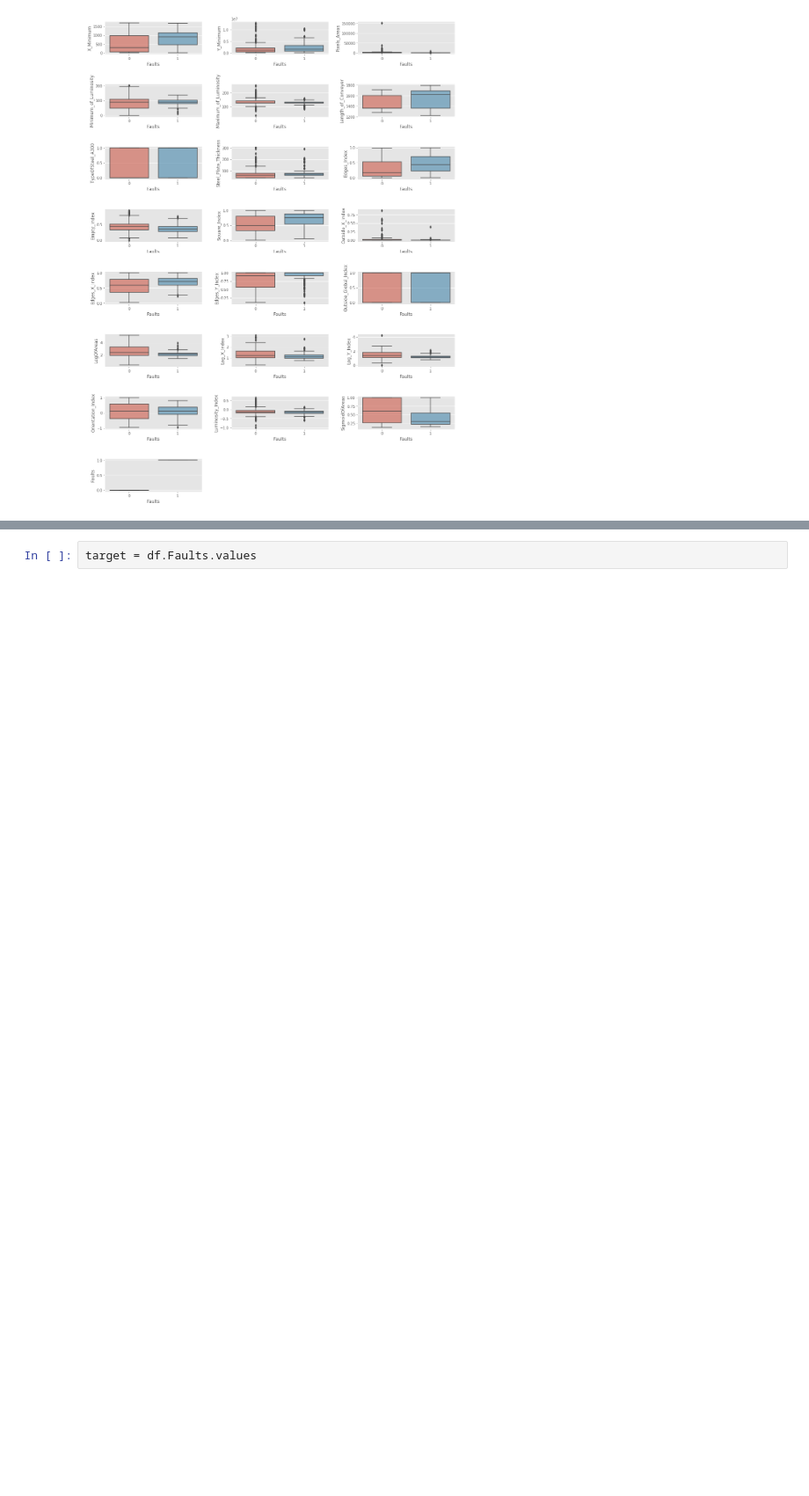
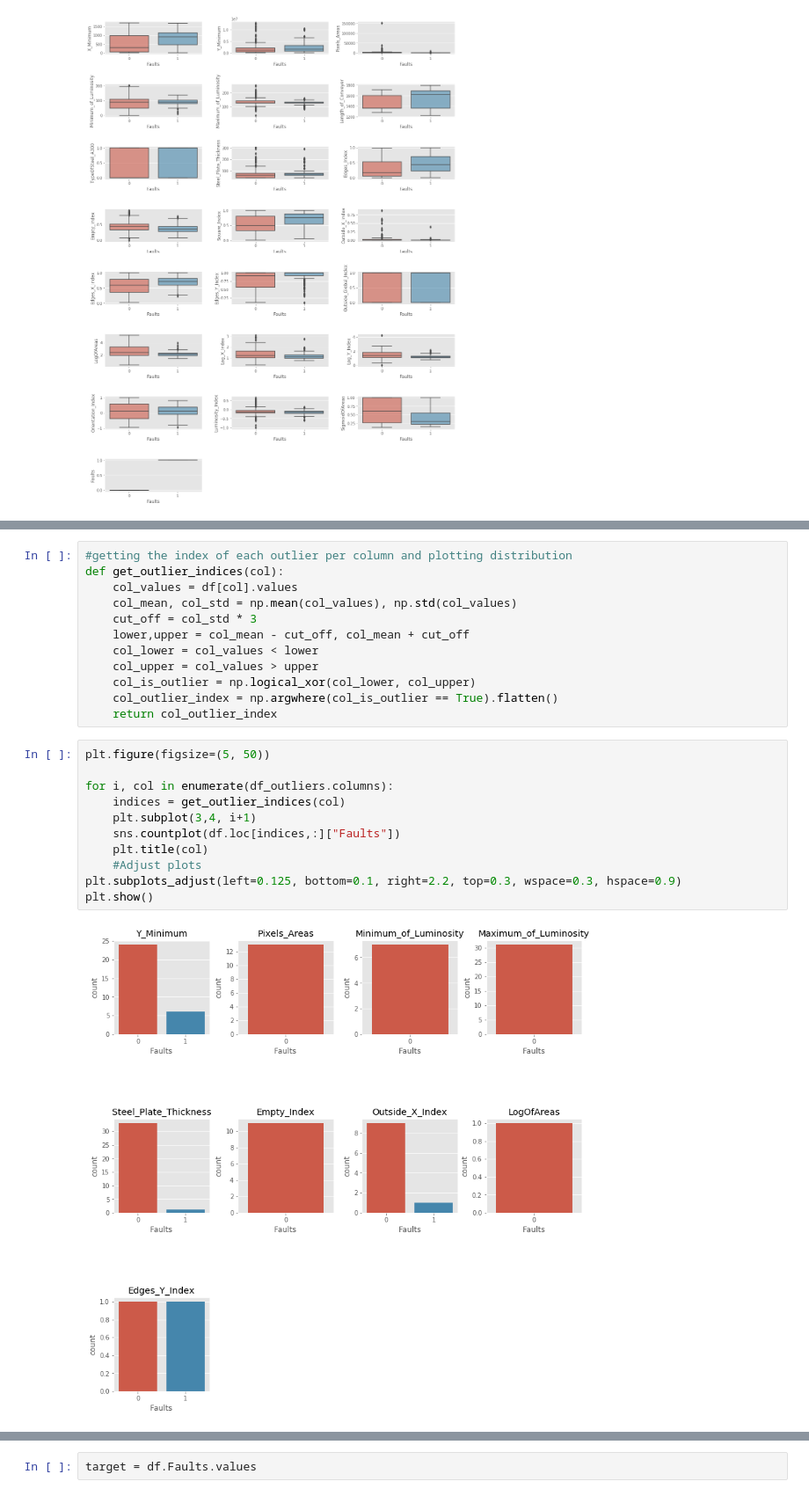
Before and after one commit to prudhvip21/Usecase-Steel_Plate_Fault_Classification, a Jupyter notebook: steel_plate_faults.ipynb, the cells around one changed output, grey strips where cells are left out. Shown at 88% size. Cells and saved outputs as stored; diff of their text form; blank space fills up the shorter version.

```diff
--- a/steel_plate_faults.ipynb
+++ b/steel_plate_faults.ipynb
@@ -133,0 +158,25 @@ plt.show()
+# %%
+#getting the index of each outlier per column and plotting distribution
+def get_outlier_indices(col):
+    col_values = df[col].values
+    col_mean, col_std = np.mean(col_values), np.std(col_values)
+    cut_off = col_std * 3
+    lower,upper = col_mean - cut_off, col_mean + cut_off
+    col_lower = col_values < lower
+    col_upper = col_values > upper
+    col_is_outlier = np.logical_xor(col_lower, col_upper)
+    col_outlier_index = np.argwhere(col_is_outlier == True).flatten()
+    return col_outlier_index
+# %%
+plt.figure(figsize=(5, 50))
+
+for i, col in enumerate(df_outliers.columns):
+    indices = get_outlier_indices(col)
+    plt.subplot(3,4, i+1)
+    sns.countplot(df.loc[indices,:]["Faults"])
+    plt.title(col)
+    #Adjust plots
+plt.subplots_adjust(left=0.125, bottom=0.1, right=2.2, top=0.3, wspace=0.3, hspace=0.9)
+plt.show()
+# %% [output]
+[figure, added]
```
Also changed, not shown: parts of 58 cells of this notebook.
